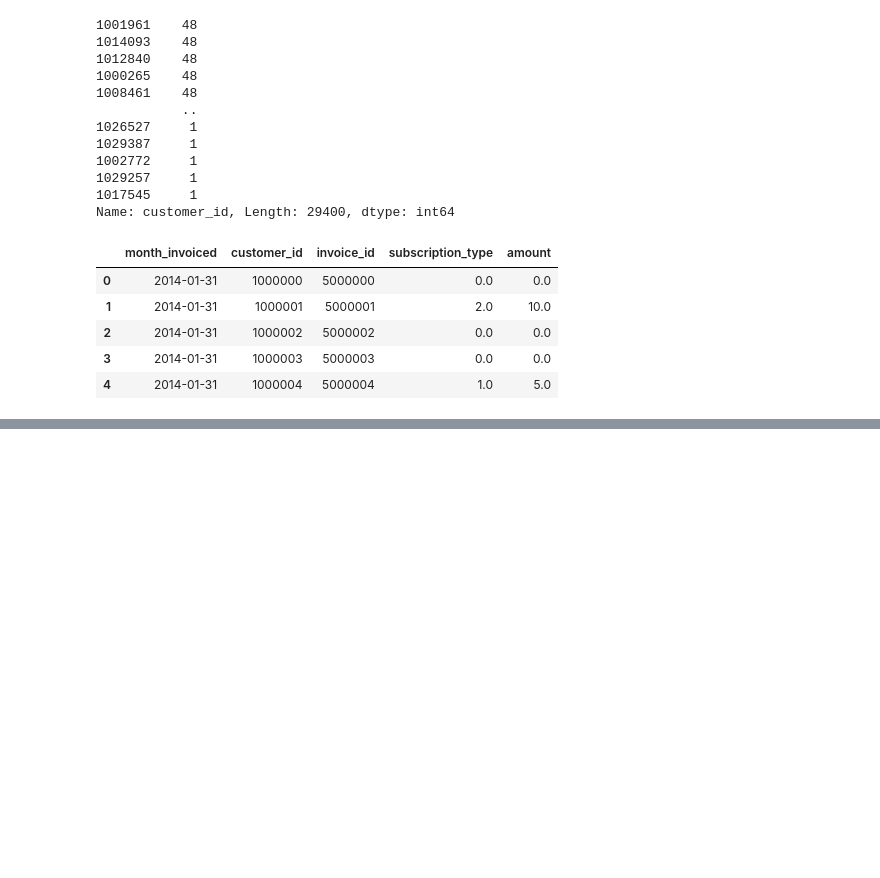
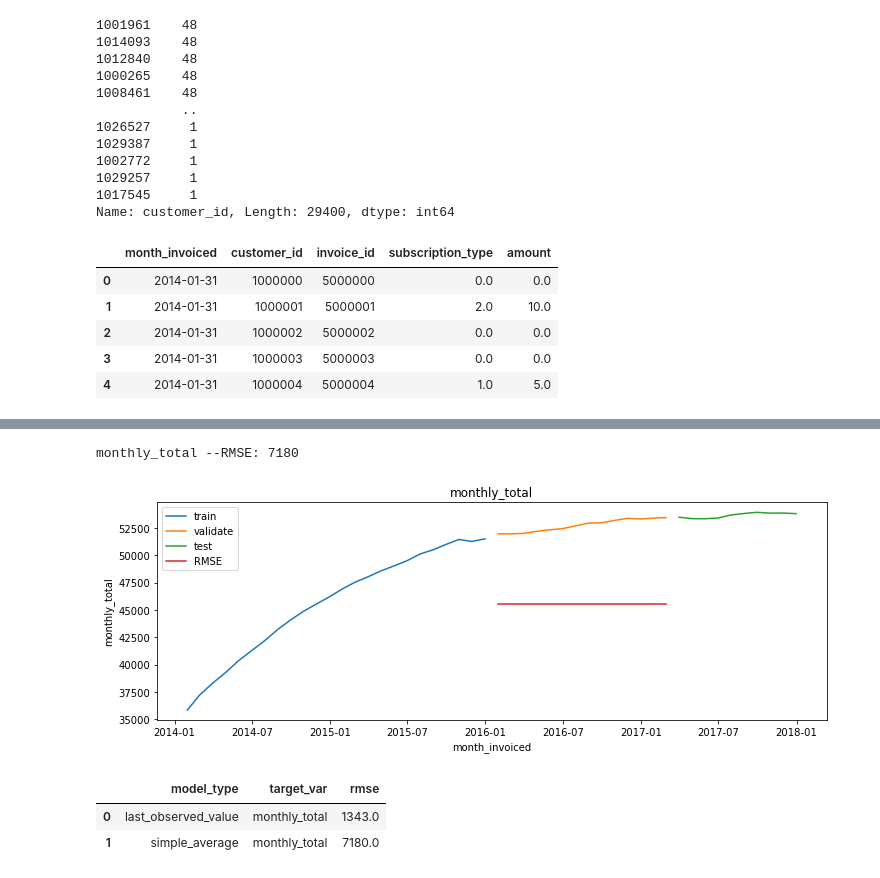
Before and after one commit to CharlesAtchison/time-series-exercises, a Jupyter notebook: modeling.ipynb, the cells around one changed output, grey strips where cells are left out. Saved outputs shown, nothing was run; the diff lists cells and outputs as text; code cells hidden in the pictures; blank space fills up the shorter version.

```diff
--- a/modeling.ipynb
+++ b/modeling.ipynb
@@ -144,0 +162,15 @@ train.shape, validate.shape, test.shape
+# %%
+# Create the empty dataframe with model_type, target_var, rmse
+eval_df = pd.DataFrame(columns = ['model_type', 'target_var', 'rmse'])
+
+def append_eval_df(model_type, target_var):
+    '''
+    this function will take in the model type as a string, target variable
+    as a string, and run the evaluate function to compute rmse,
+    and append to the dataframe a row with the model type,
+    target variable and rmse.
+    '''
+    rmse = evaluate(target_var)
+    d= {'model_type':[model_type], 'target_var':[target_var], 'rmse':[rmse]}
+    d= pd.DataFrame(d)
+    return eval_df.append(d, ignore_index= True)
@@ -144,0 +226,14 @@ train.shape, validate.shape, test.shape
+# %%
+for columns in train.columns:
+    plot_and_eval(column)
+
+for column in train.columns:
+    eval_df = append_eval_df(model_type = 'simple_average',
+                             target_var = column)
+eval_df.head()
+# %% [output]
+monthly_total --RMSE: 7180
+[figure, added]
+|  | model_type | target_var | rmse |
+| 0 | last_observed_value | monthly_total | 1343.0 |
+| 1 | simple_average | monthly_total | 7180.0 |
```
Also changed, not shown: parts of 24 cells of this notebook.
